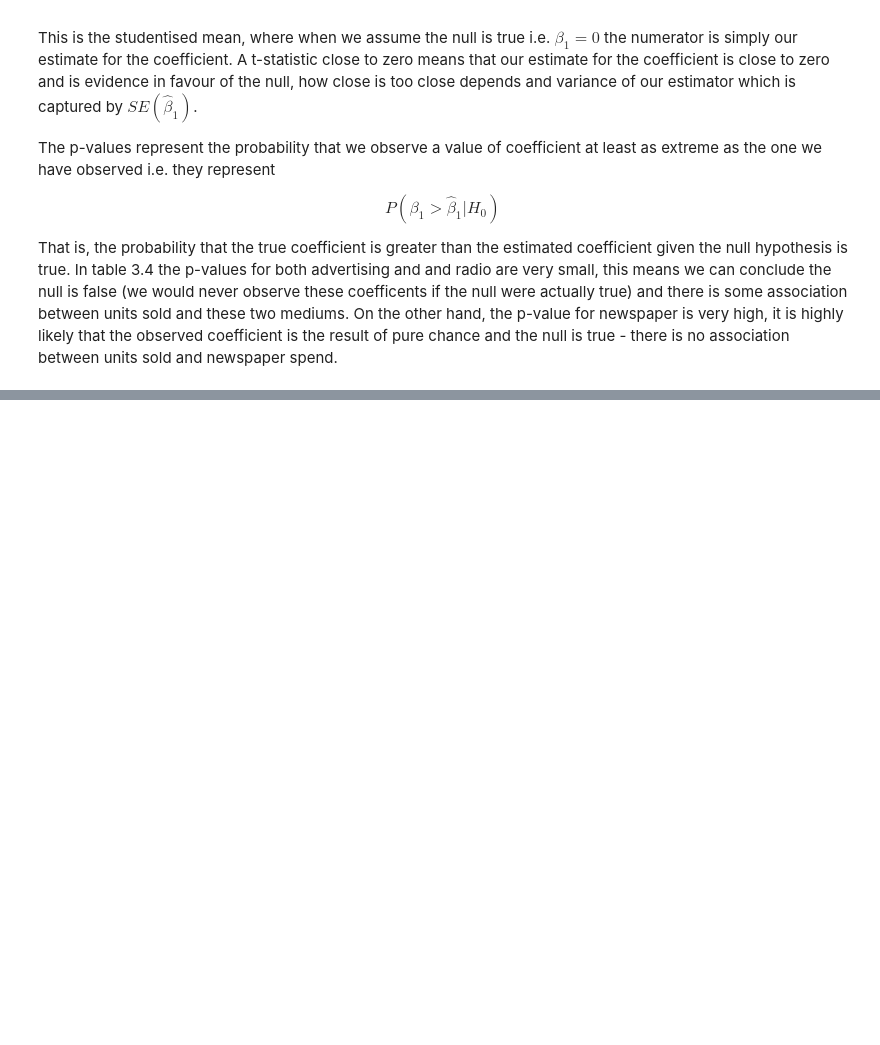
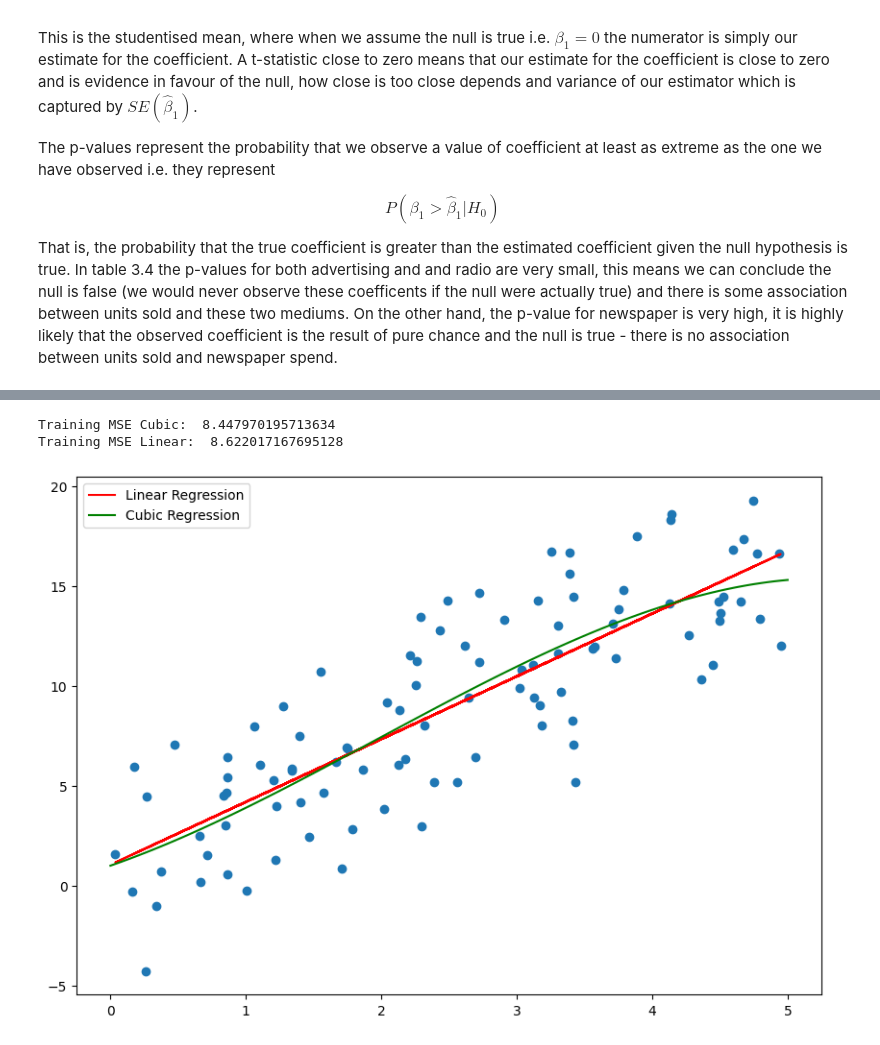
Before and after one commit to cainemerrick98/statistical_learning_problems, a Jupyter notebook: 2 linear regression/conceptual.ipynb, the cells around one changed output, grey strips where cells are left out. Saved outputs shown, nothing was run; the diff lists cells and outputs as text; code cells hidden in the pictures; blank space fills up the shorter version.

```diff
--- a/2 linear regression/conceptual.ipynb
+++ b/2 linear regression/conceptual.ipynb
@@ -86,0 +95,34 @@ That is if a highschool student and a college student both have a GPA of $\gt 3.
+# %%
+import numpy as np, matplotlib.pyplot as plt
+from sklearn.linear_model import LinearRegression
+from sklearn.preprocessing import PolynomialFeatures
+from sklearn.metrics import mean_squared_error
+
+X = np.random.random_sample(100) * 5
+error = np.random.normal(-2, 3, 100)
+y = 2 + 3.4*X + error #linear relationship
+
+figure = plt.figure(figsize=(10,7))
+ax = figure.add_subplot()
+
+linear_model = LinearRegression()
+linear_model = linear_model.fit(X.reshape(-1, 1), y)
+
+cubic_model = LinearRegression()
+cubic = PolynomialFeatures(3)
+X_cubic = cubic.fit_transform(X.reshape(-1, 1))
+cubic_model = cubic_model.fit(X_cubic, y)
+
+ax.scatter(X, y)
+ax.plot(X, linear_model.predict(X.reshape(-1, 1)), c='red', label='Linear Regression')
+X_plot = np.linspace(0, 5, 100)
+X_plot_cubic = cubic.fit_transform(X_plot.reshape(-1, 1))
+ax.plot(X_plot, cubic_model.predict(X_plot_cubic), color='green', label='Cubic Regression')
+ax.legend()
+
+print('Training MSE Cubic: ', mean_squared_error(y, cubic_model.predict(X_cubic)))
+print('Training MSE Linear: ', mean_squared_error(y, linear_model.predict(X.reshape(-1, 1))))
+# %% [output]
+Training MSE Cubic:  8.447970195713634
+Training MSE Linear:  8.622017167695128
+[figure, added]
```
Also changed, not shown: parts of 5 cells of this notebook.
